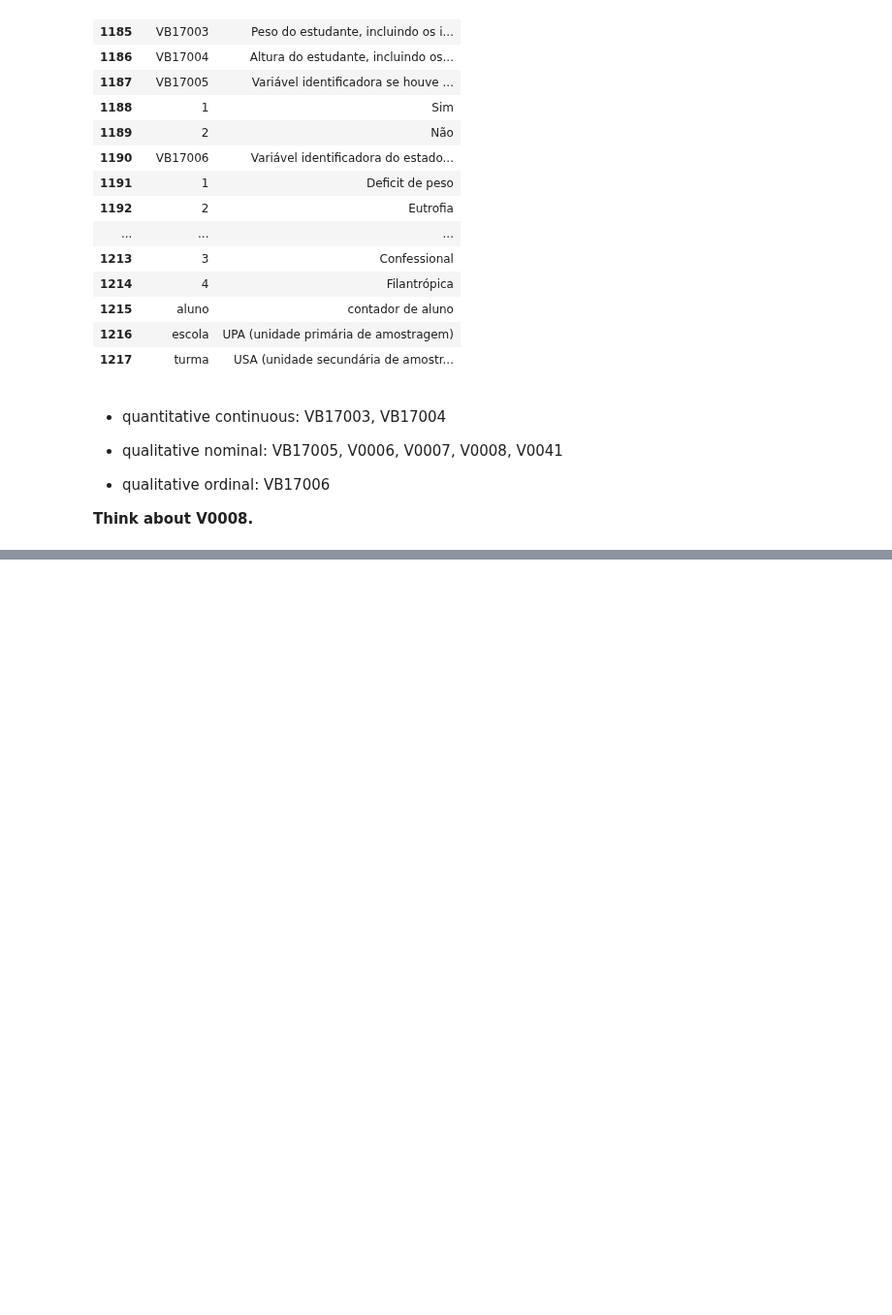
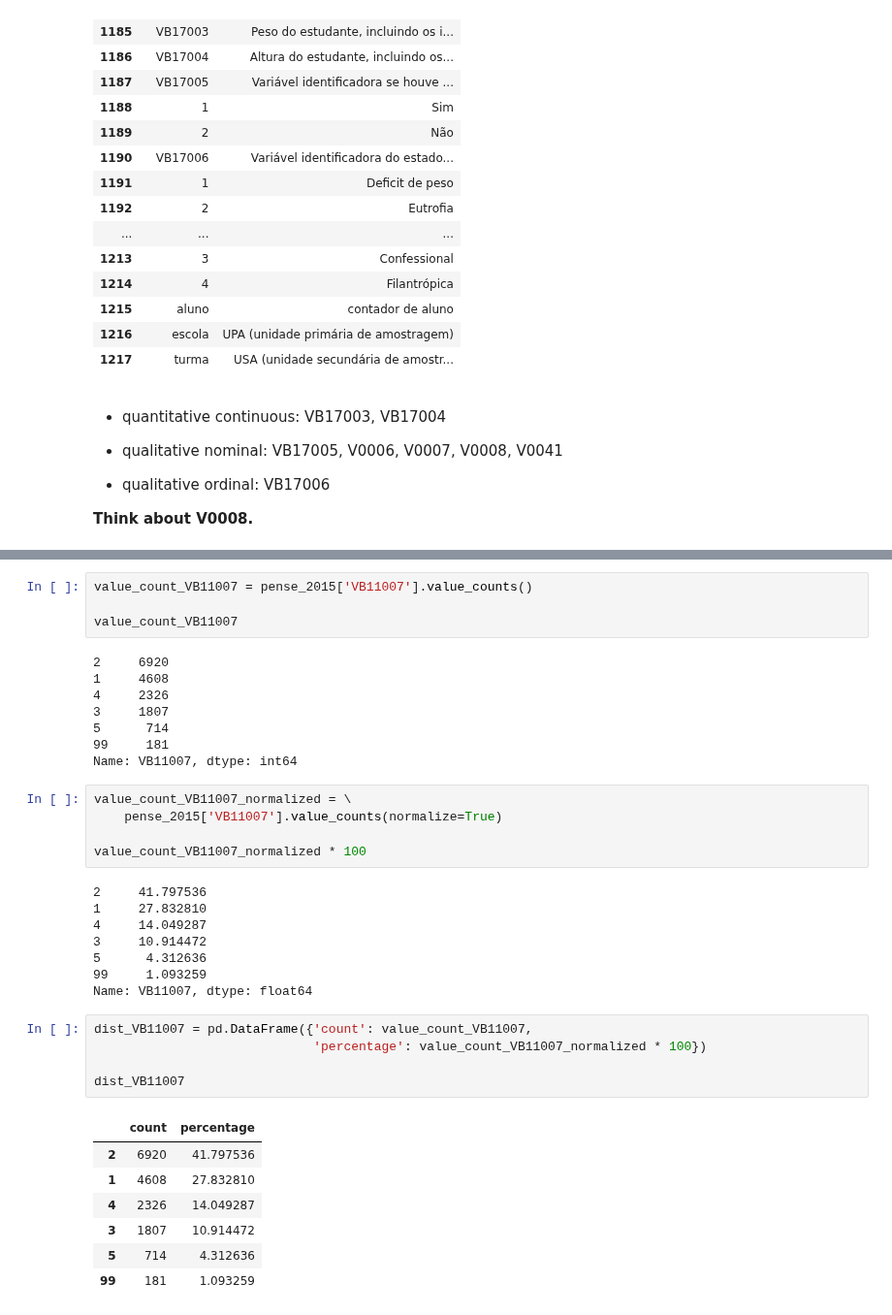
Before and after one commit to gabrielatrindade/alura-bootcamp, a Jupyter notebook: module3/pense_2015.ipynb, the cells around one changed output, grey strips where cells are left out. Shown at 97% size. Saved outputs shown, nothing was run; the diff lists cells and outputs as text; blank space fills up the shorter version.

```diff
--- a/module3/pense_2015.ipynb
+++ b/module3/pense_2015.ipynb
@@ -226,0 +268,38 @@ dictionary_pense_student.tail(35)
+# %%
+value_count_VB11007 = pense_2015['VB11007'].value_counts()
+
+value_count_VB11007
+# %% [output]
+2     6920
+1     4608
+4     2326
+3     1807
+5      714
+99     181
+Name: VB11007, dtype: int64
+# %%
+value_count_VB11007_normalized = \
+    pense_2015['VB11007'].value_counts(normalize=True)
+
+value_count_VB11007_normalized * 100
+# %% [output]
+2     41.797536
+1     27.832810
+4     14.049287
+3     10.914472
+5      4.312636
+99     1.093259
+Name: VB11007, dtype: float64
+# %%
+dist_VB11007 = pd.DataFrame({'count': value_count_VB11007,
+                             'percentage': value_count_VB11007_normalized * 100})
+
+dist_VB11007
+# %% [output]
+|  | count | percentage |
+| 2 | 6920 | 41.797536 |
+| 1 | 4608 | 27.832810 |
+| 4 | 2326 | 14.049287 |
+| 3 | 1807 | 10.914472 |
+| 5 | 714 | 4.312636 |
+| 99 | 181 | 1.093259 |
```
Also changed, not shown: parts of 13 cells of this notebook.
